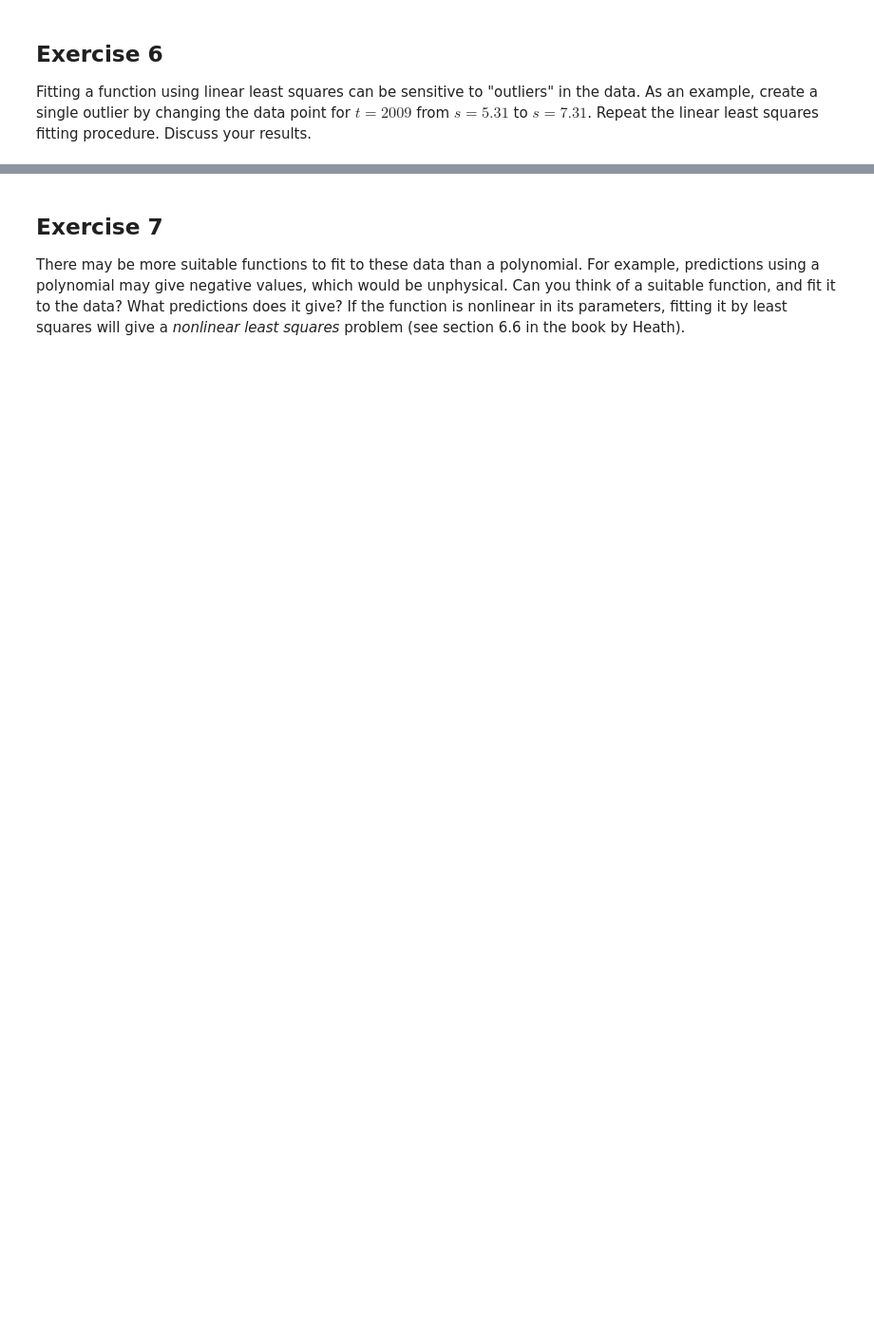
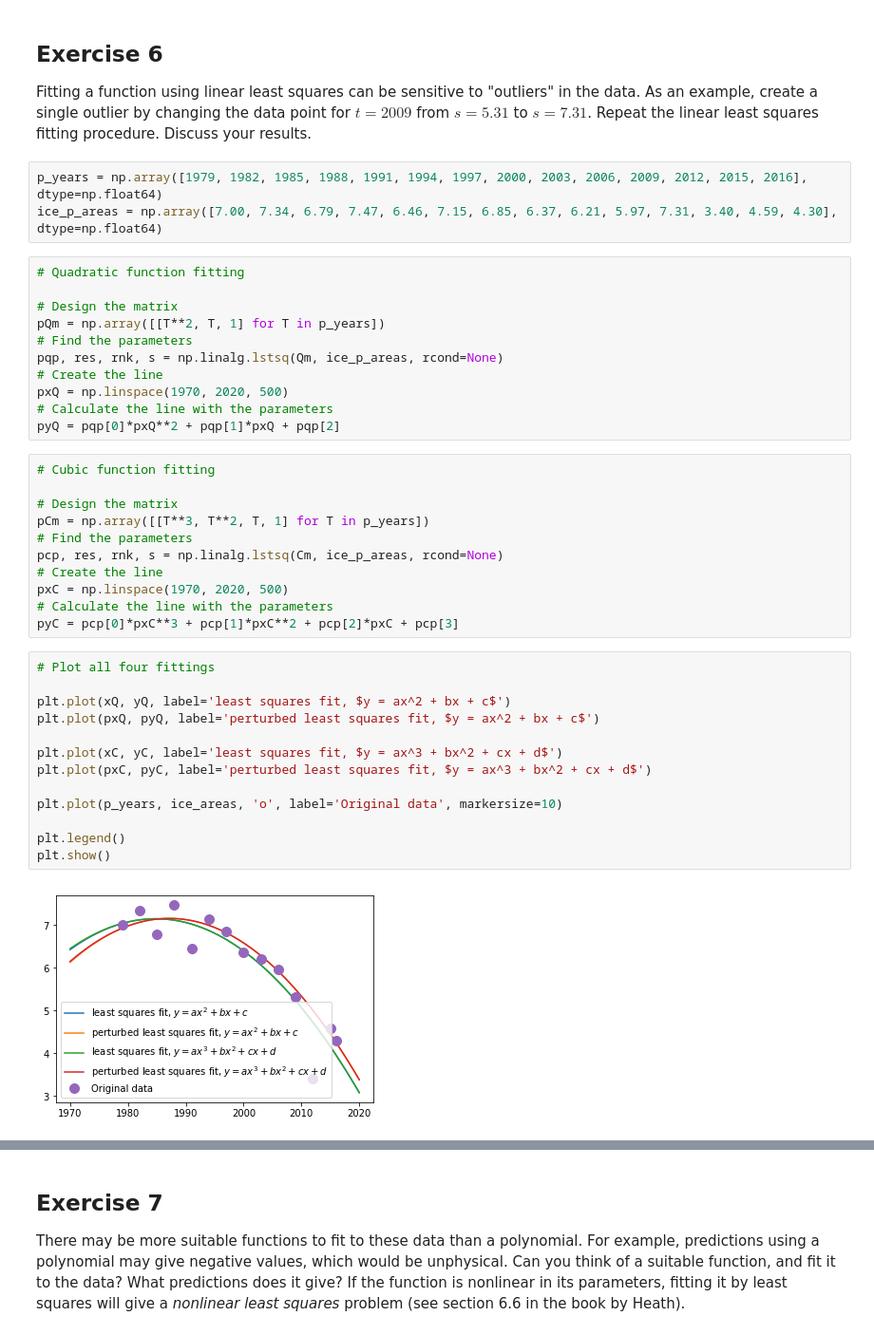
Before and after one commit to 11027649/final_project, a Jupyter notebook: finalproject_ice.ipynb, the cells around one changed output, grey strips where cells are left out. Shown at 95% size. Drawn from its saved outputs; the diff is of its cells as text; blank space fills up the shorter version.

```diff
--- a/finalproject_ice.ipynb
+++ b/finalproject_ice.ipynb
@@ -218,3 +260,43 @@ Explore the sensitivity of the least squares fit to changes in the data, in the
 ## Exercise 6
 
 Fitting a function using linear least squares can be sensitive to "outliers" in the data. As an example, create a single outlier by changing the data point for $t=2009$ from $s=5.31$ to $s=7.31$. Repeat the linear least squares fitting procedure. Discuss your results.
+# %%
+p_years = np.array([1979, 1982, 1985, 1988, 1991, 1994, 1997, 2000, 2003, 2006, 2009, 2012, 2015, 2016], dtype=np.float64)
+ice_p_areas = np.array([7.00, 7.34, 6.79, 7.47, 6.46, 7.15, 6.85, 6.37, 6.21, 5.97, 7.31, 3.40, 4.59, 4.30], dtype=np.float64)
+# %%
+# Quadratic function fitting
+
+# Design the matrix
+pQm = np.array([[T**2, T, 1] for T in p_years])
+# Find the parameters
+pqp, res, rnk, s = np.linalg.lstsq(Qm, ice_p_areas, rcond=None)
+# Create the line
+pxQ = np.linspace(1970, 2020, 500)
+# Calculate the line with the parameters
+pyQ = pqp[0]*pxQ**2 + pqp[1]*pxQ + pqp[2]
+# %%
+# Cubic function fitting
+
+# Design the matrix
+pCm = np.array([[T**3, T**2, T, 1] for T in p_years])
+# Find the parameters
+pcp, res, rnk, s = np.linalg.lstsq(Cm, ice_p_areas, rcond=None)
+# Create the line
+pxC = np.linspace(1970, 2020, 500)
+# Calculate the line with the parameters
+pyC = pcp[0]*pxC**3 + pcp[1]*pxC**2 + pcp[2]*pxC + pcp[3]
+# %%
+# Plot all four fittings
+
+plt.plot(xQ, yQ, label='least squares fit, $y = ax^2 + bx + c$')
+plt.plot(pxQ, pyQ, label='perturbed least squares fit, $y = ax^2 + bx + c$')
+
+plt.plot(xC, yC, label='least squares fit, $y = ax^3 + bx^2 + cx + d$')
+plt.plot(pxC, pyC, label='perturbed least squares fit, $y = ax^3 + bx^2 + cx + d$')
+
+plt.plot(p_years, ice_areas, 'o', label='Original data', markersize=10)
+
+plt.legend()
+plt.show()
+# %% [output]
+[figure, added]
```
Also changed, not shown: parts of 11 cells of this notebook.
